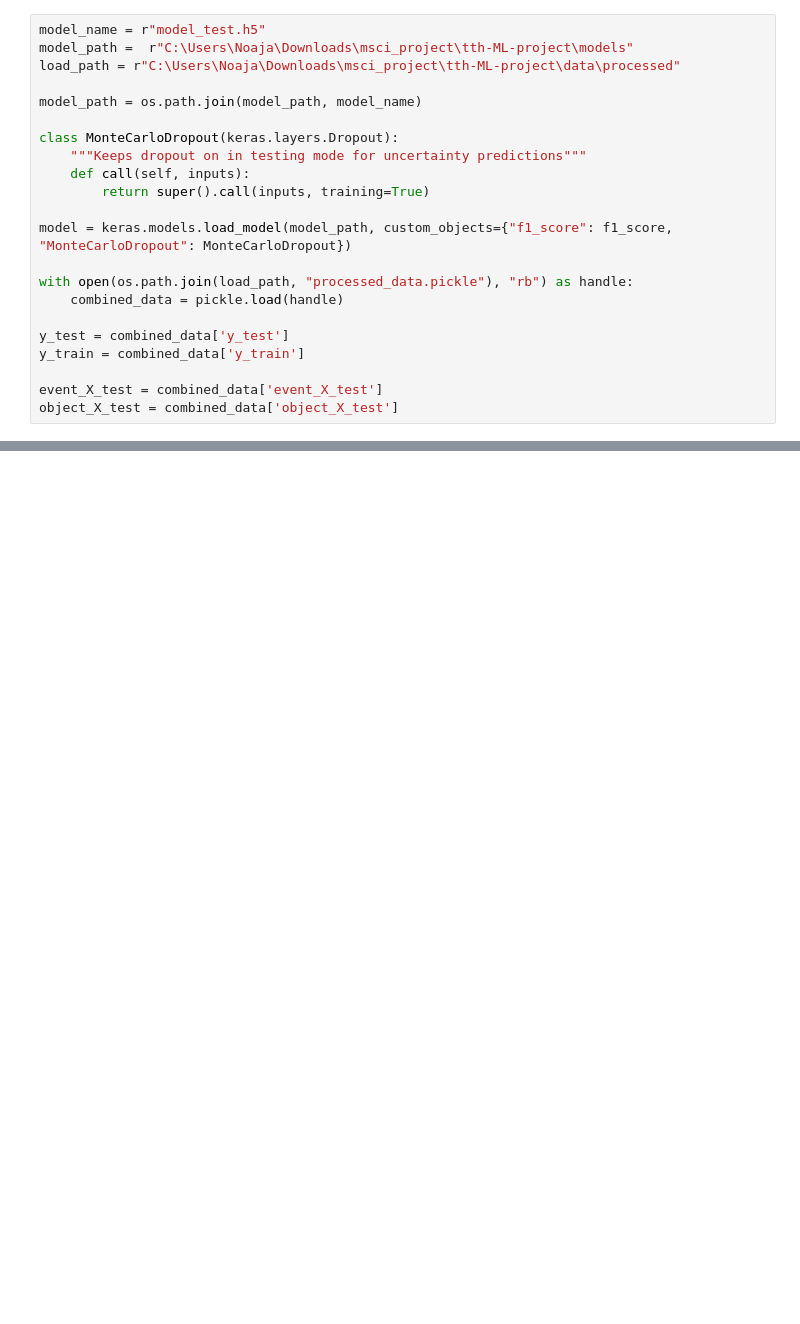
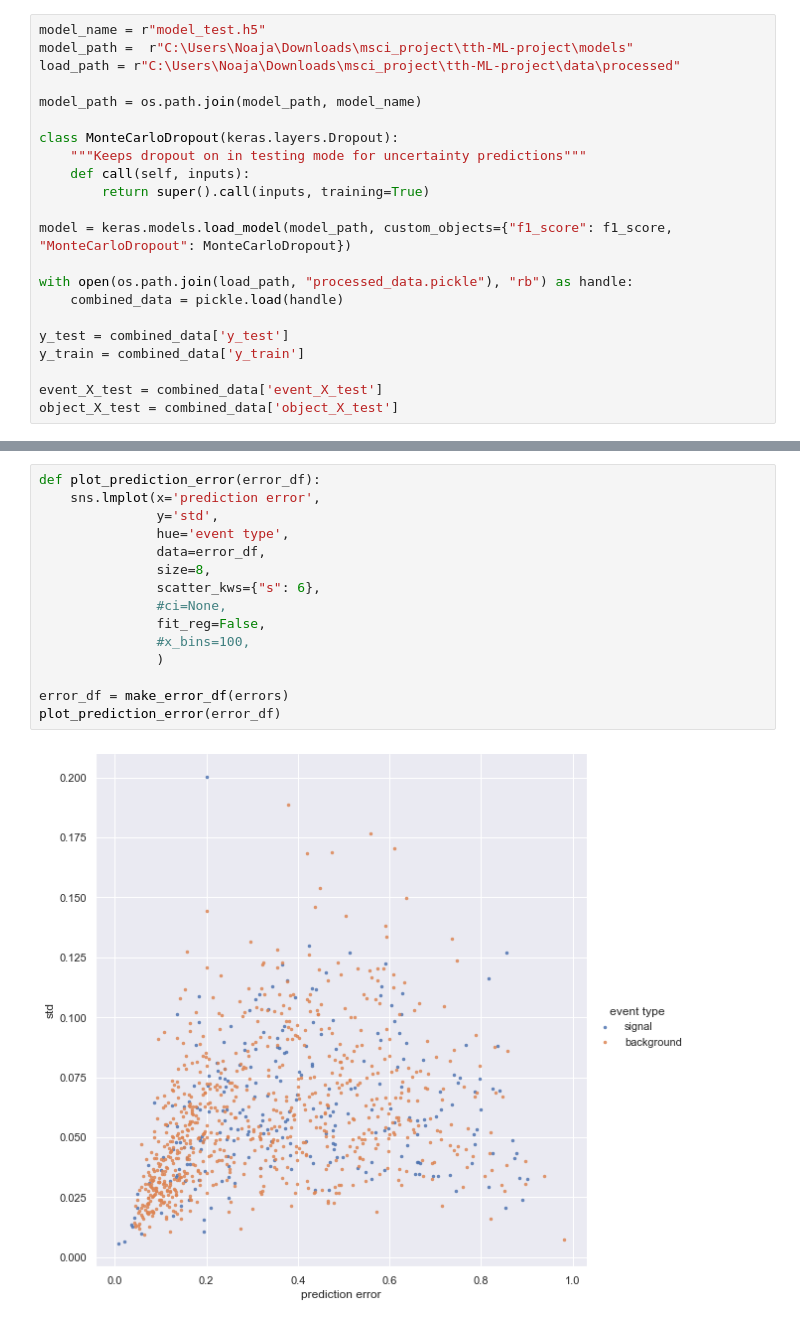
Before and after one commit to NoahHA/tth-ML-project, a Jupyter notebook: notebooks/data_analysis/model_uncertainty.ipynb, the cells around one changed output, grey strips where cells are left out. Cells and saved outputs as stored; diff of their text form; blank space fills up the shorter version.

```diff
--- a/notebooks/data_analysis/model_uncertainty.ipynb
+++ b/notebooks/data_analysis/model_uncertainty.ipynb
@@ -88,0 +109,17 @@ plt.scatter(*zip(*errors), s=8)
+# %%
+def plot_prediction_error(error_df):
+    sns.lmplot(x='prediction error',
+               y='std',
+               hue='event type',
+               data=error_df,
+               size=8,
+               scatter_kws={"s": 6},
+               #ci=None,
+               fit_reg=False,
+               #x_bins=100,
+               )
+
+error_df = make_error_df(errors)
+plot_prediction_error(error_df)
+# %% [output]
+[figure, added]
```
Also changed, not shown: parts of 9 cells of this notebook, 9 other files.
